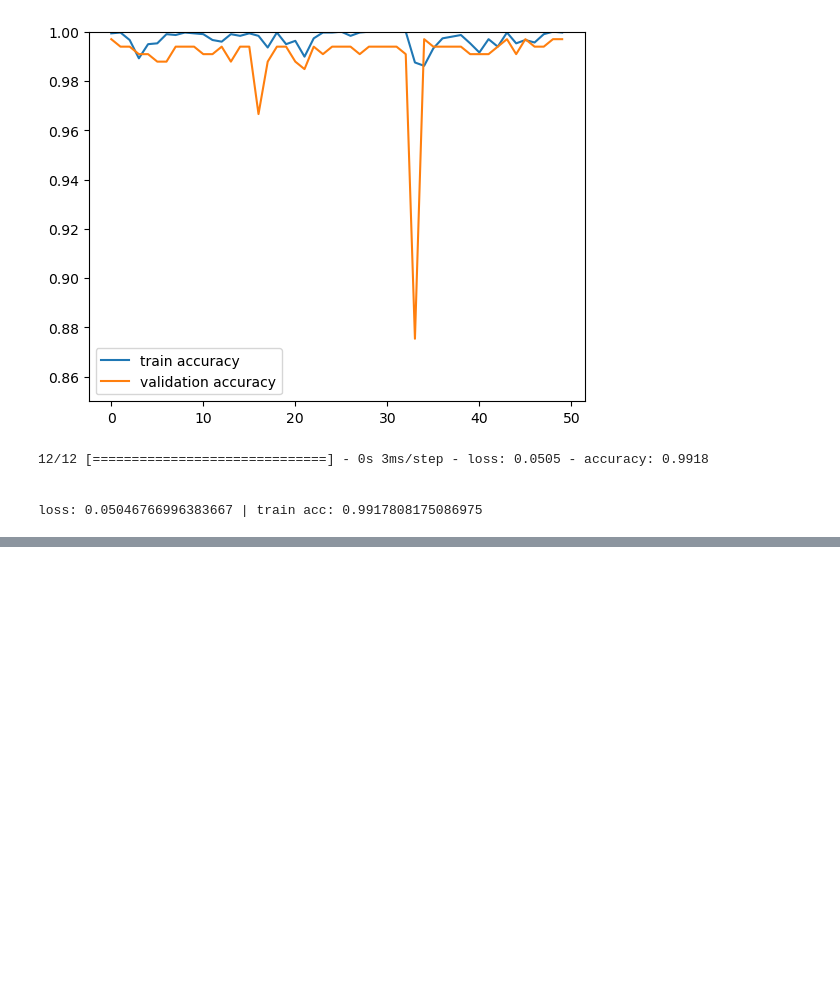
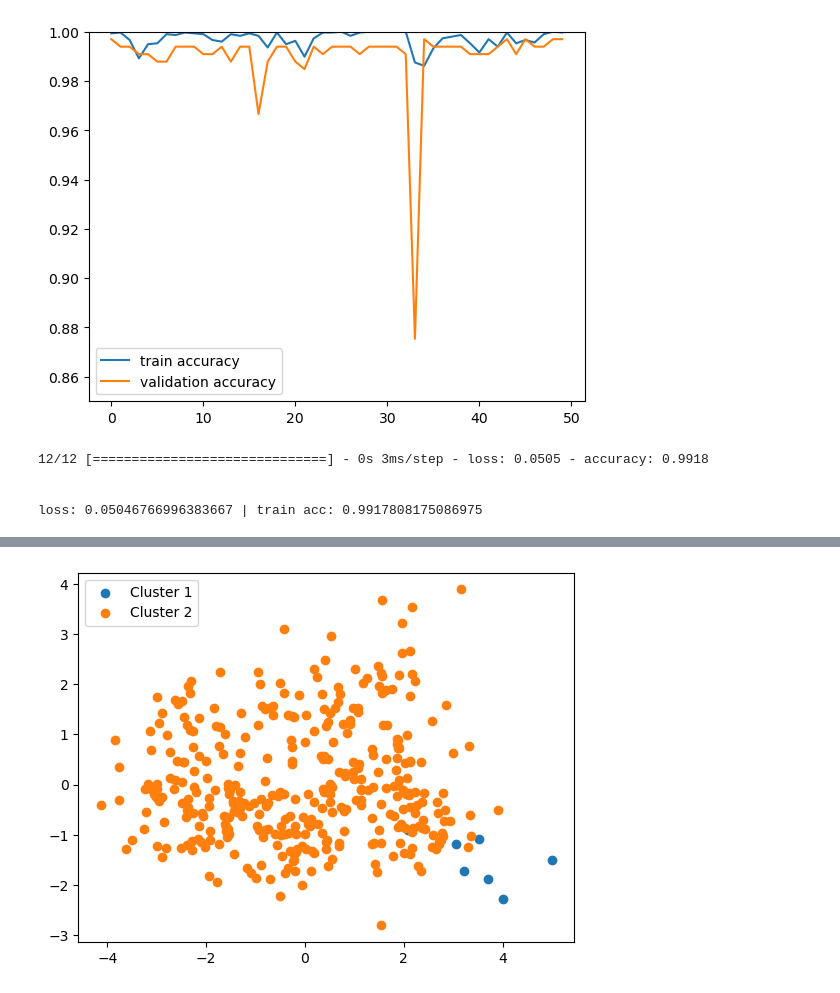
Before and after one commit to MarianK-py/projekt_stojove_ucenie, a Jupyter notebook: predictions.ipynb, the cells around one changed output, grey strips where cells are left out. Drawn from its saved outputs; the diff is of its cells as text; code cells hidden in the pictures; blank space fills up the shorter version.

```diff
--- a/predictions.ipynb
+++ b/predictions.ipynb
@@ -394,0 +435,10 @@ plt.show()
+# %%
+#model_lab = gauss.predict(te_d)
+model_lab = spectral.fit_predict(te_d)
+plt.figure()
+plt.scatter(pca_d[model_lab==1,0], pca_d[model_lab==1,1], label='Cluster 1')
+plt.scatter(pca_d[model_lab==0,0], pca_d[model_lab==0,1], label='Cluster 2')
+plt.legend(loc='best')
+plt.show()
+# %% [output]
+[figure, added]
```
Also changed, not shown: parts of 24 cells of this notebook, 10 other files.
